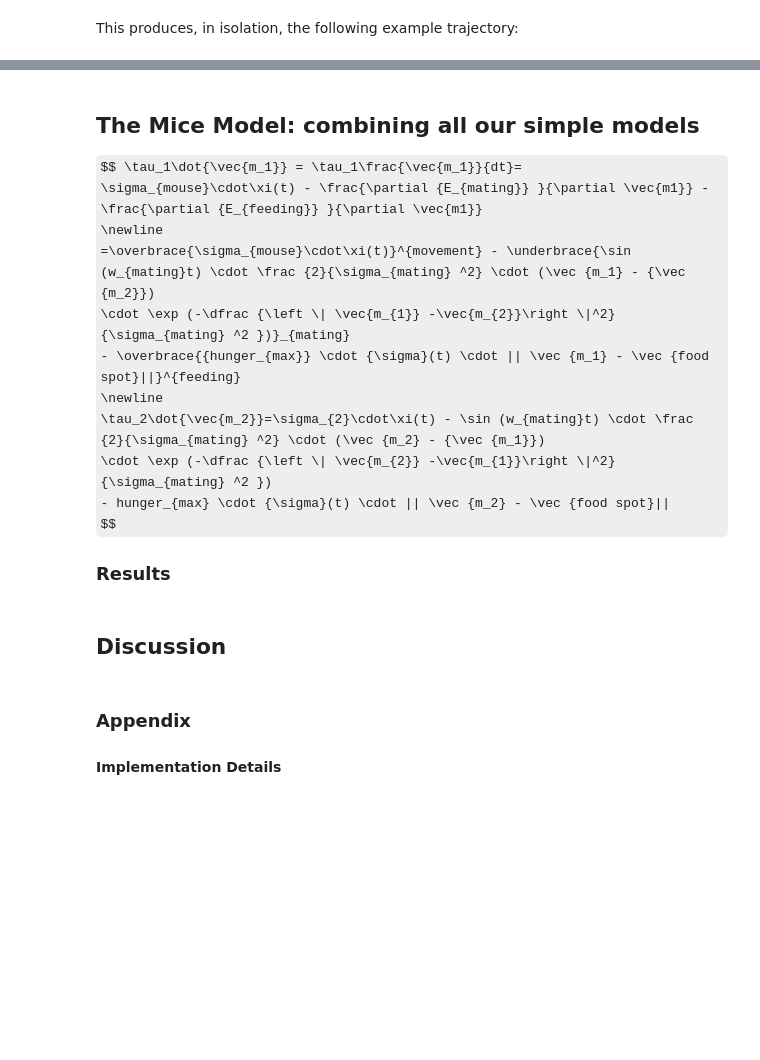
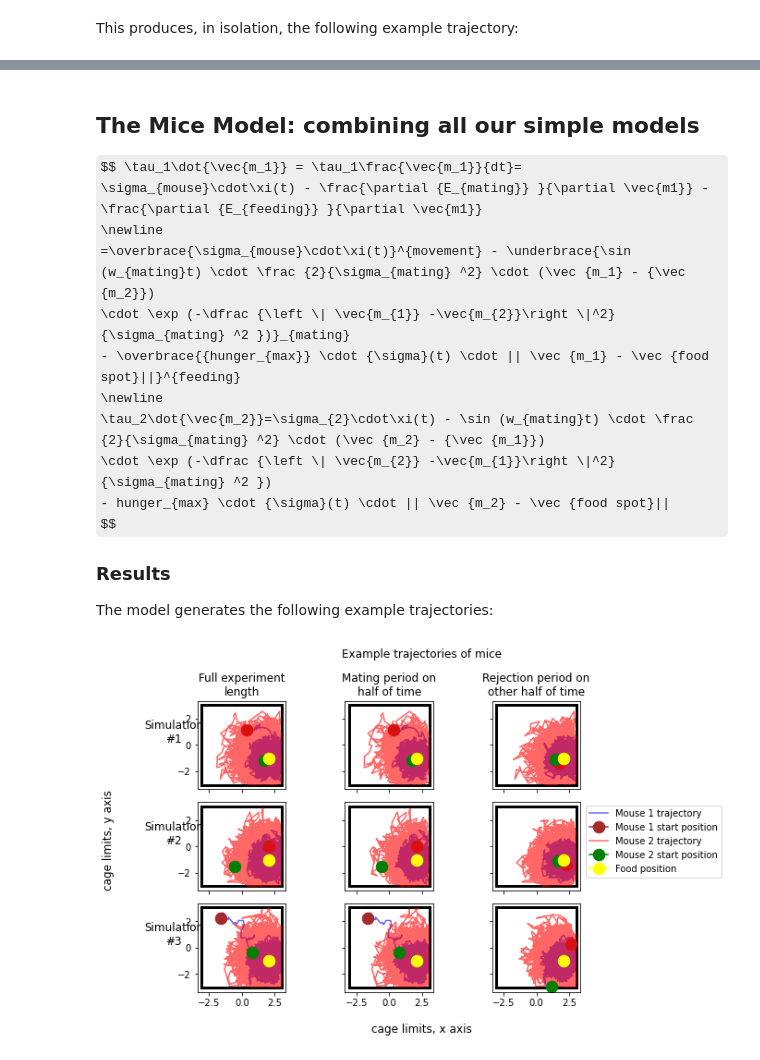
Before and after one commit to midumitrescu/modelling-course-prof-sprek-winter-2022, a Jupyter notebook: Modelling_Course_Presentation.ipynb, the cells around one changed output, grey strips where cells are left out. Saved outputs shown, nothing was run; the diff lists cells and outputs as text; code cells hidden in the pictures; some formulas as TeX source; blank space fills up the shorter version.

```diff
--- a/Modelling_Course_Presentation.ipynb
+++ b/Modelling_Course_Presentation.ipynb
@@ -336,3 +332,4 @@ $$
 
 
 ### Results
+The model generates the following example trajectories:
@@ -341,6 +336,4 @@ plot_example_full_trajectories()
-# %% [markdown]
-## Discussion
-# %% [markdown]
-### Appendix
-
-#### Implementation Details
+# %%
+plot_example_full_trajectories(figsize=(10, 6))
+# %% [output]
+[figure, added]
```
Also changed, not shown: parts of 11 cells of this notebook, 4 other files.
